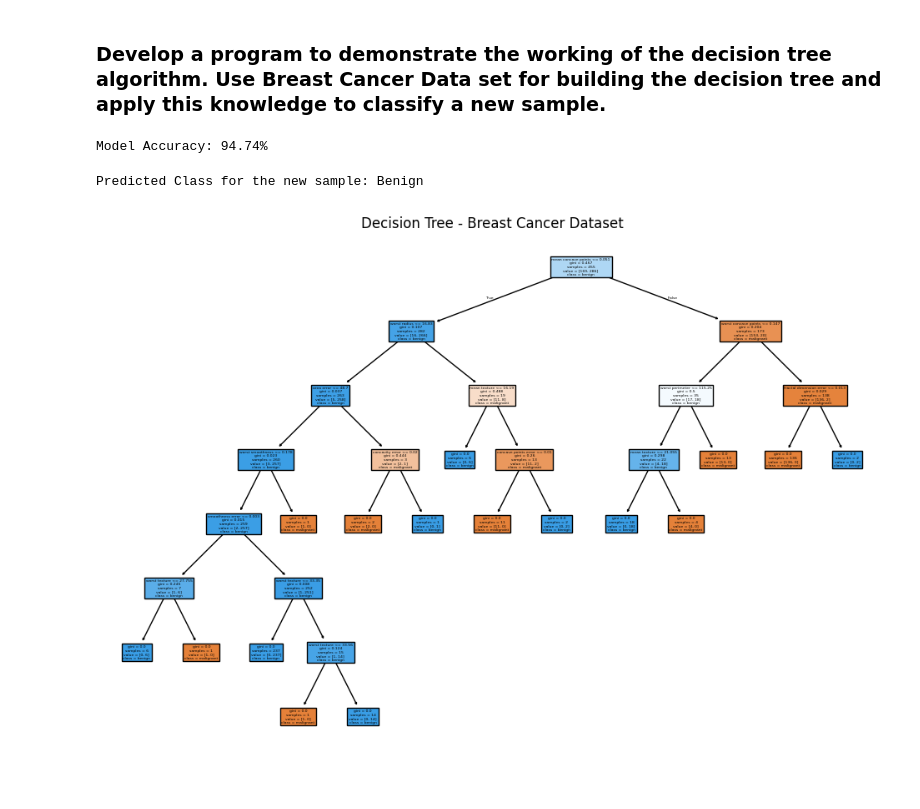
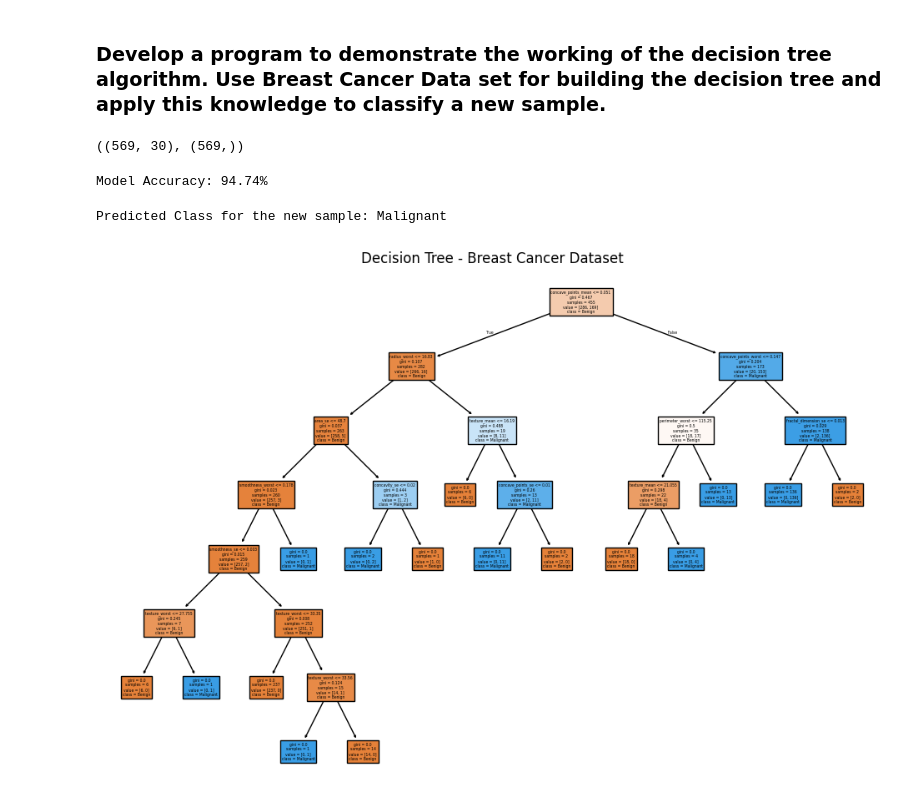
Before and after one commit to VijetHegde604/ml-lab, a Jupyter notebook: LAB-8.ipynb, the cells around one changed output. Drawn from its saved outputs; the diff is of its cells as text; code cells hidden in the pictures.

Commit message:
Some changes and datasets are added

```diff
--- a/LAB-8.ipynb
+++ b/LAB-8.ipynb
@@ -11,7 +12,16 @@ from sklearn import tree
 # %%
-data = load_breast_cancer()
-X = data.data
-y = data.target
+# data = load_breast_cancer()
+# X = data.data
+# y = data.target
+
+data = pd.read_csv("./datasets/wisconsin_breast_cancer.csv")
+
+X = data.drop(['id', 'diagnosis'], axis=1)
+y = data['diagnosis'].map({'M': 1, 'B': 0})
+
+X.shape,y.shape
+# %% [output]
+((569, 30), (569,))
 # %%
 X_train, X_test, y_train, y_test = train_test_split(X, y, test_size=0.2, random_state=42)
 # %%
@@ -24,18 +34,22 @@ print(f"Model Accuracy: {accuracy * 100:.2f}%")
 # %% [output]
 Model Accuracy: 94.74%
 # %%
-new_sample = np.array([X_test[0]])
+new_sample = np.array([X_test.iloc[0]]) #
 prediction = clf.predict(new_sample)
 
 prediction_class = "Benign" if prediction == 1 else "Malignant"
 print(f"Predicted Class for the new sample: {prediction_class}")
 # %% [output]
-Predicted Class for the new sample: Benign
+Predicted Class for the new sample: Malignant
 # %%
+# Manually specify the features
+feature_names = X.columns.tolist()
+target_names = ['Benign', 'Malignant']
+
 plt.figure(figsize=(12,8))
-tree.plot_tree(clf,filled=True,feature_names=data.feature_names,
- class_names=data. target_names)
+tree.plot_tree(clf,filled=True,feature_names=feature_names,
+ class_names=target_names)
 plt.title("Decision Tree - Breast Cancer Dataset")
 plt.show()
 # %% [output]
-[figure, old version]
+[figure, new version]
```
Also changed, not shown: parts of 1 cell of this notebook, 13 other files.
